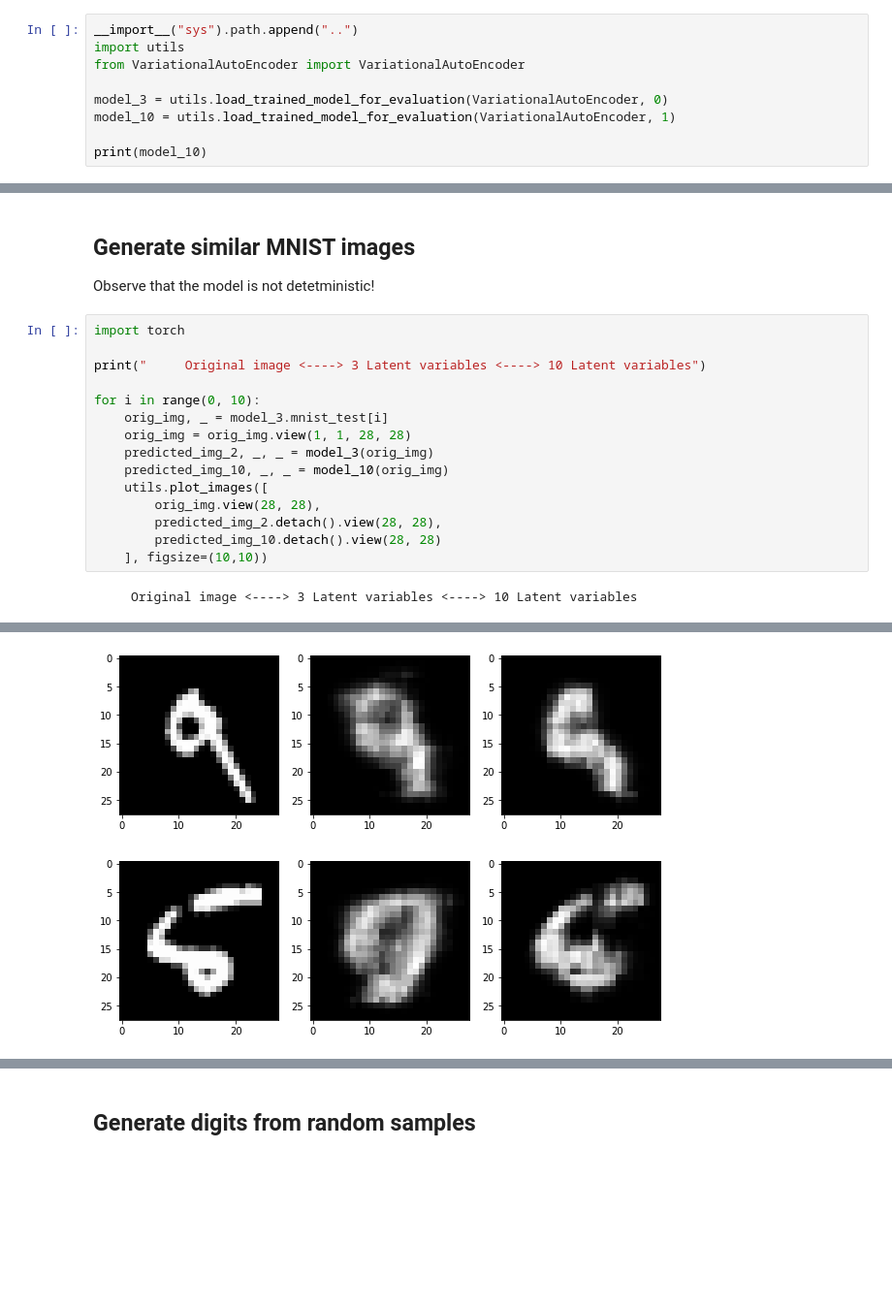
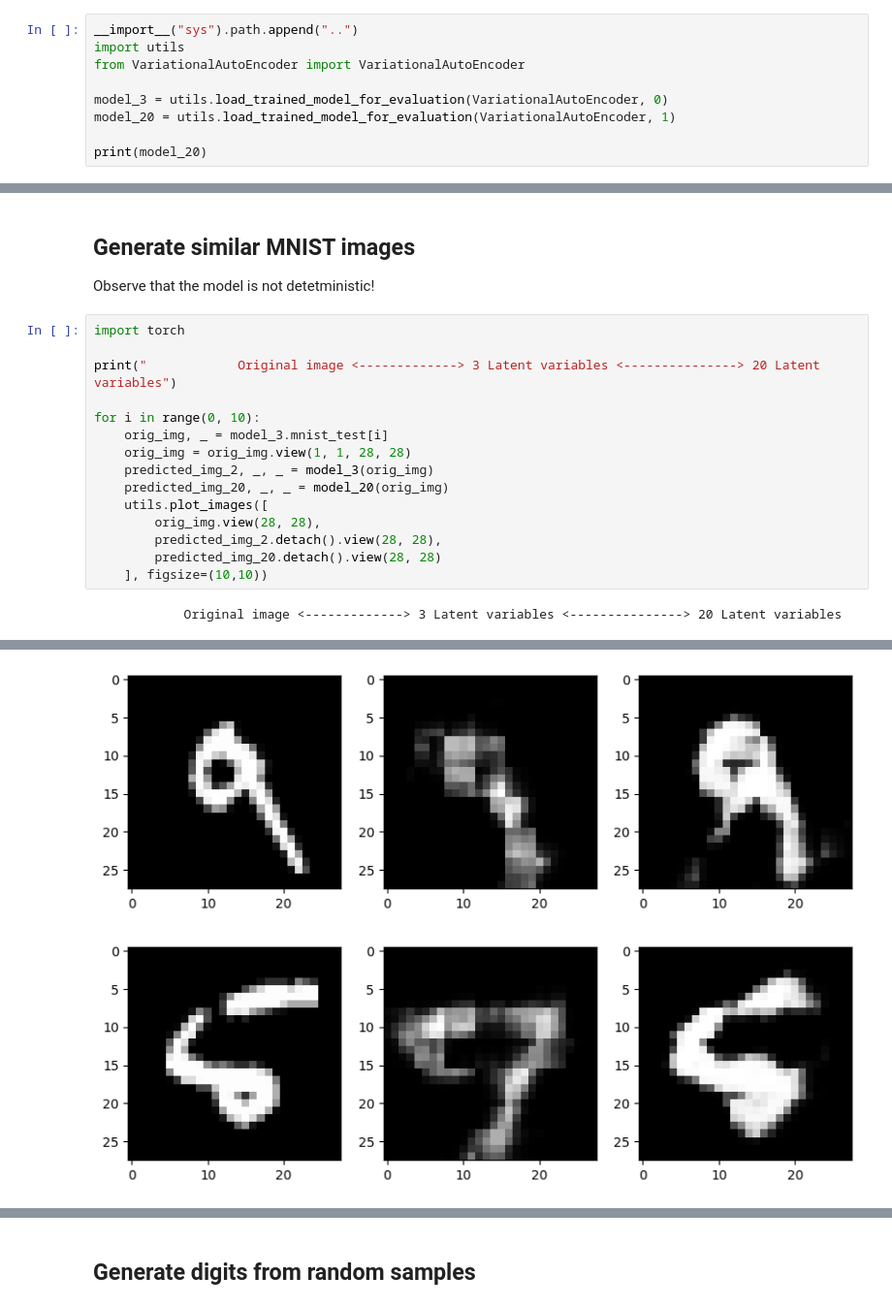
Before and after one commit to DSergiu/pytorch-lightning-beginner, a Jupyter notebook: 05-03-Variational-Autoencoder/Notebook.ipynb, the cells around one changed output, grey strips where cells are left out. Shown at 97% size. Cells and saved outputs as stored; diff of their text form; blank space fills up the shorter version.

```diff
--- a/05-03-Variational-Autoencoder/Notebook.ipynb
+++ b/05-03-Variational-Autoencoder/Notebook.ipynb
@@ -26,9 +26,9 @@ import utils
 from VariationalAutoEncoder import VariationalAutoEncoder
 
 model_3 = utils.load_trained_model_for_evaluation(VariationalAutoEncoder, 0)
-model_10 = utils.load_trained_model_for_evaluation(VariationalAutoEncoder, 1)
+model_20 = utils.load_trained_model_for_evaluation(VariationalAutoEncoder, 1)
 
-print(model_10)
+print(model_20)
 # %% [output]
 VariationalAutoEncoder(
   (encoder): Sequential(
@@ -55,17 +55,17 @@ Observe that the model is not detetministic!
 # %%
 import torch
 
-print("     Original image <----> 3 Latent variables <----> 10 Latent variables")
+print("            Original image <-------------> 3 Latent variables <---------------> 20 Latent variables")
 
 for i in range(0, 10):
     orig_img, _ = model_3.mnist_test[i]
     orig_img = orig_img.view(1, 1, 28, 28)
     predicted_img_2, _, _ = model_3(orig_img)
-    predicted_img_10, _, _ = model_10(orig_img)
+    predicted_img_20, _, _ = model_20(orig_img)
     utils.plot_images([
         orig_img.view(28, 28),
         predicted_img_2.detach().view(28, 28),
-        predicted_img_10.detach().view(28, 28)
+        predicted_img_20.detach().view(28, 28)
     ], figsize=(10,10))
 # %% [output]
-     Original image <----> 3 Latent variables <----> 10 Latent variables
+            Original image <-------------> 3 Latent variables <---------------> 20 Latent variables
@@ -79,2 +79,2 @@ for i in range(0, 10):
-[figure, old version]
+[figure, new version]
-[figure, old version]
+[figure, new version]
```
Also changed, not shown: parts of 5 cells of this notebook, 2 other files.
